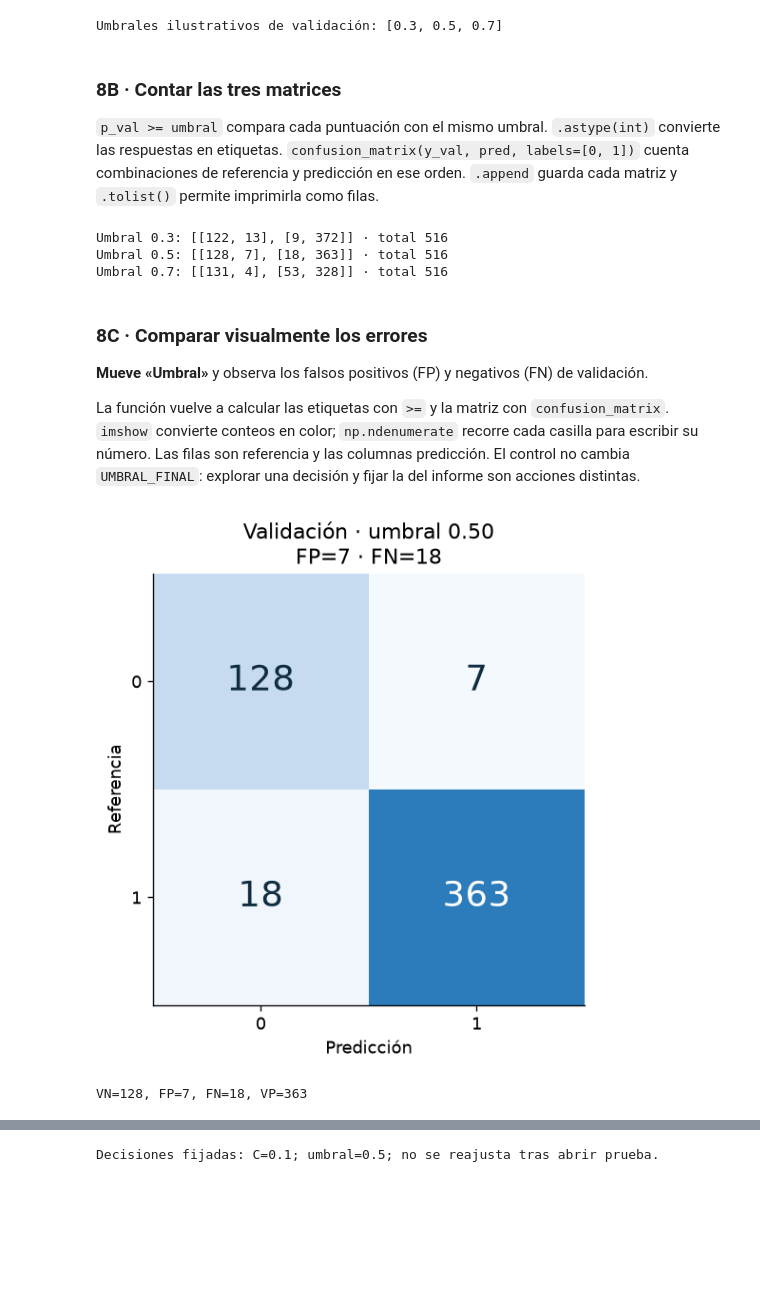
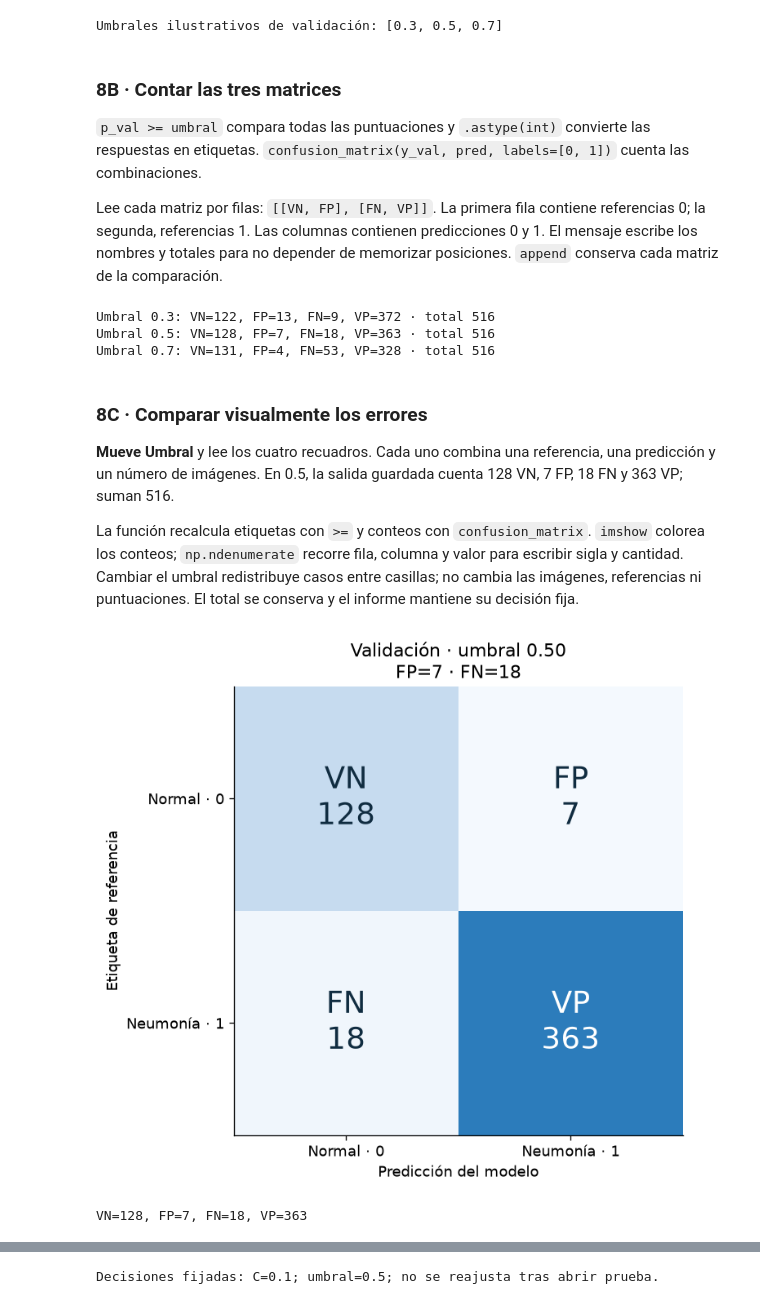
Before and after one commit to FisikMedik/taller-imagenes-medicas-python, a Jupyter notebook: Modulo_ML_radiografias.ipynb, the cells around one changed output, grey strips where cells are left out. Cells and saved outputs as stored; diff of their text form; code cells hidden in the pictures; blank space fills up the shorter version.

```diff
--- a/Modulo_ML_radiografias.ipynb
+++ b/Modulo_ML_radiografias.ipynb
@@ -522,45 +641,50 @@ Umbrales ilustrativos de validación: [0.3, 0.5, 0.7]
 # %% [markdown]
 ### 8B · Contar las tres matrices
 
-`p_val >= umbral` compara cada puntuación con el mismo umbral. `.astype(int)` convierte las respuestas en etiquetas. `confusion_matrix(y_val, pred, labels=[0, 1])` cuenta combinaciones de referencia y predicción en ese orden. `.append` guarda cada matriz y `.tolist()` permite imprimirla como filas.
+`p_val >= umbral` compara todas las puntuaciones y `.astype(int)` convierte las respuestas en etiquetas. `confusion_matrix(y_val, pred, labels=[0, 1])` cuenta las combinaciones.
+
+Lee cada matriz por filas: `[[VN, FP], [FN, VP]]`. La primera fila contiene referencias 0; la segunda, referencias 1. Las columnas contienen predicciones 0 y 1. El mensaje escribe los nombres y totales para no depender de memorizar posiciones. `append` conserva cada matriz de la comparación.
 # %%
 matrices_val = []
 for umbral in umbrales_demo:
     pred = (p_val >= umbral).astype(int)
     matriz = confusion_matrix(y_val, pred, labels=[0, 1])
     matrices_val.append(matriz)
-    print(f"Umbral {umbral}: {matriz.tolist()} · total {matriz.sum()}")
+    print(f"Umbral {umbral}: VN={matriz[0,0]}, FP={matriz[0,1]}, FN={matriz[1,0]}, VP={matriz[1,1]} · total {matriz.sum()}")
 # %% [output]
-Umbral 0.3: [[122, 13], [9, 372]] · total 516
-Umbral 0.5: [[128, 7], [18, 363]] · total 516
-Umbral 0.7: [[131, 4], [53, 328]] · total 516
+Umbral 0.3: VN=122, FP=13, FN=9, VP=372 · total 516
+Umbral 0.5: VN=128, FP=7, FN=18, VP=363 · total 516
+Umbral 0.7: VN=131, FP=4, FN=53, VP=328 · total 516
 # %% [markdown]
 ### 8C · Comparar visualmente los errores
 
-**Mueve «Umbral»** y observa los falsos positivos (FP) y negativos (FN) de validación.
+**Mueve Umbral** y lee los cuatro recuadros. Cada uno combina una referencia, una predicción y un número de imágenes. En 0.5, la salida guardada cuenta 128 VN, 7 FP, 18 FN y 363 VP; suman 516.
 
-La función vuelve a calcular las etiquetas con `>=` y la matriz con `confusion_matrix`. `imshow` convierte conteos en color; `np.ndenumerate` recorre cada casilla para escribir su número. Las filas son referencia y las columnas predicción. El control no cambia `UMBRAL_FINAL`: explorar una decisión y fijar la del informe son acciones distintas.
+La función recalcula etiquetas con `>=` y conteos con `confusion_matrix`. `imshow` colorea los conteos; `np.ndenumerate` recorre fila, columna y valor para escribir sigla y cantidad. Cambiar el umbral redistribuye casos entre casillas; no cambia las imágenes, referencias ni puntuaciones. El total se conserva y el informe mantiene su decisión fija.
 # %%
 def ver_umbral(umbral_validacion=0.5):
     prediccion = (p_val >= umbral_validacion).astype(int)
     matriz = confusion_matrix(y_val, prediccion, labels=[0, 1])
-    fig, ax = plt.subplots(figsize=(6.6, 4.8), layout="constrained")
+    fig, ax = plt.subplots(figsize=(7.8, 5.6), layout="constrained")
     ax.imshow(matriz, cmap="Blues", vmin=0, vmax=len(y_val))
+    siglas = np.array([["VN", "FP"], ["FN", "VP"]])
     for (fila, columna), valor in np.ndenumerate(matriz):
-        ax.text(columna, fila, str(valor), ha="center", va="center", fontsize=22,
+        ax.text(columna, fila, f"{siglas[fila,columna]}\n{valor}", ha="center", va="center", fontsize=22,
                 color="white" if valor > len(y_val)/2 else "#102c40")
-    ax.set(xticks=[0, 1], yticks=[0, 1], xlabel="Predicción", ylabel="Referencia",
+    ax.set(xticks=[0, 1], xticklabels=["Normal · 0", "Neumonía · 1"],
+           yticks=[0, 1], yticklabels=["Normal · 0", "Neumonía · 1"],
+           xlabel="Predicción del modelo", ylabel="Etiqueta de referencia",
            title=f"Validación · umbral {umbral_validacion:.2f}\nFP={matriz[0,1]} · FN={matriz[1,0]}")
     plt.show()
     print(f"VN={matriz[0,0]}, FP={matriz[0,1]}, FN={matriz[1,0]}, VP={matriz[1,1]}")
     return fig
 
 umbral_control = widgets.FloatSlider(value=0.5, min=0.0, max=1.0, step=0.01,
                                     description="Umbral", continuous_update=False)
 visor_umbral = widgets.interactive(ver_umbral, umbral_validacion=umbral_control)
 display(visor_umbral)
 # %% [output]
-[figure, old version]
+[figure, new version]
 VN=128, FP=7, FN=18, VP=363
 # %% [markdown]
 ### 8D · Confirmar las decisiones del informe
```
Also changed, not shown: parts of 92 cells of this notebook, 18 other files.
